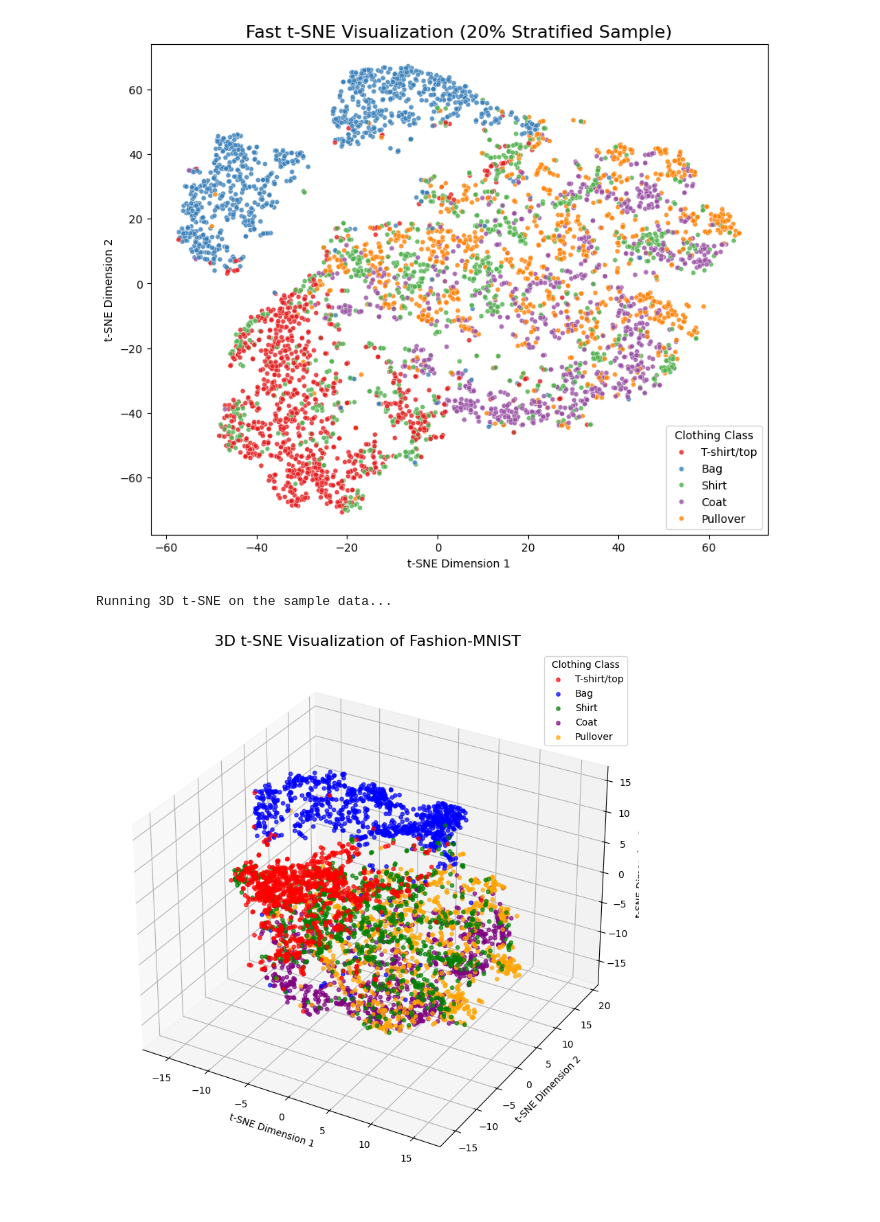
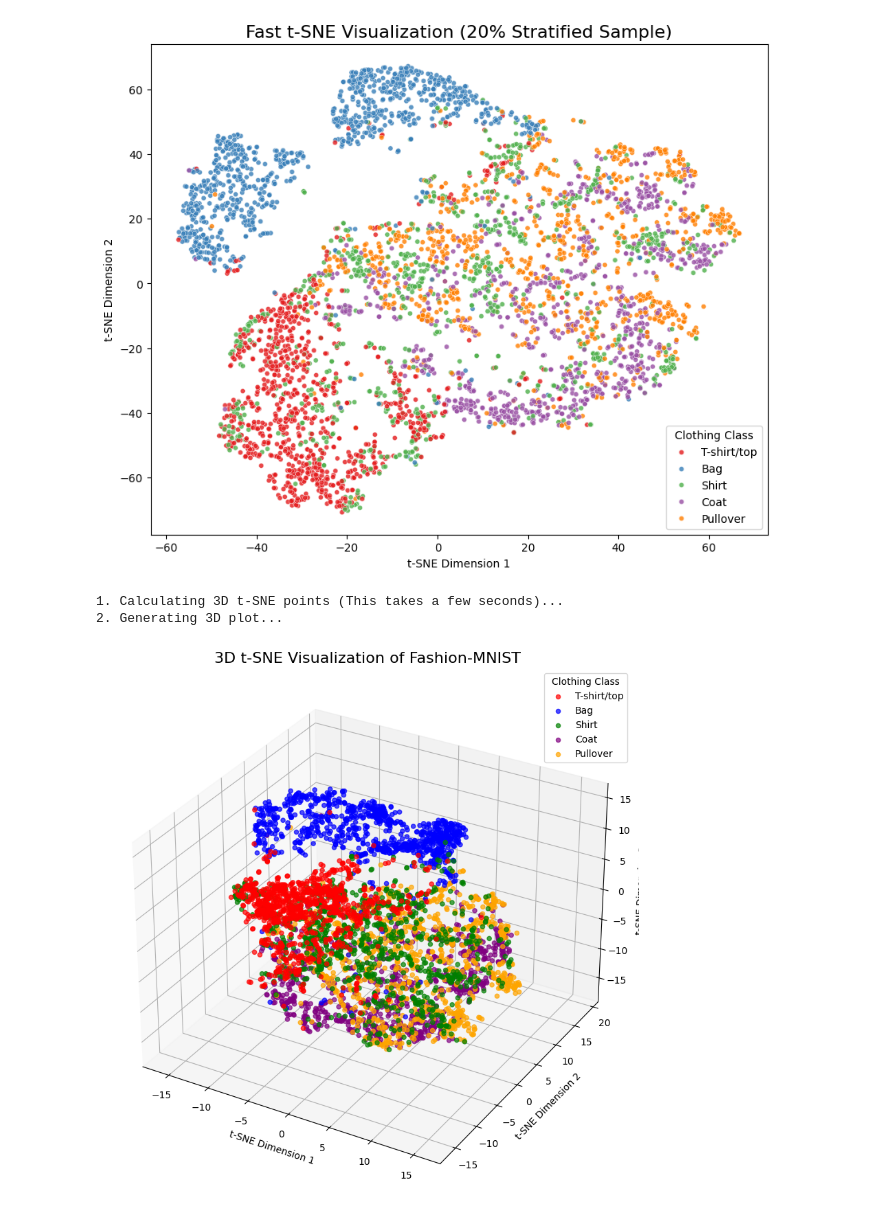
Before and after one commit to lanashmuz/machine_learning_exe1, a Jupyter notebook: exe3/exe3.ipynb, the cells around one changed output. Cells and saved outputs as stored; diff of their text form; code cells hidden in the pictures.

```diff
--- a/exe3/exe3.ipynb
+++ b/exe3/exe3.ipynb
@@ -958,32 +960,35 @@ RF - 58% improvement,
 # %% [markdown]
 ## Section D - t-SNE
 # %%
+from sklearn.decomposition import PCA
 from sklearn.manifold import TSNE
 import seaborn as sns
 import matplotlib.pyplot as plt
 
-# Step 1: Initialize the t-SNE model
-# We set init='pca' because your assignment notes that t-SNE can be slow,
-# and an initial PCA compression helps speed it up[cite: 120].
+print("0. Recovering PCA data...")
+# Recalculate PCA just in case Python forgot it from Section C!
+pca = PCA(n_components=0.80, random_state=42)
+X_train_pca = pca.fit_transform(X_train)
+
+print("1. Running t-SNE (this might take a minute)...")
+# Initialize the t-SNE model
 tsne = TSNE(
-    n_components=2,      # We want a 2D plot [cite: 118]
-    perplexity=30,       # The most important hyperparameter to tune!
-    random_state=42,     # Keeps your plot looking the same every time you run it
+    n_components=2,
+    perplexity=30,
+    random_state=42,
     init='pca'
 )
 
-# Step 2: Fit and transform the data
-# Pro-Tip: Pass in your previously PCA-reduced data (e.g., X_train_pca)
-# instead of the raw 784-pixel data so this doesn't take 10 minutes to run[cite: 120].
-print("Running t-SNE (this might take a minute)...")
+# Fit and transform the data
 X_tsne = tsne.fit_transform(X_train_pca)
 
-# Step 3: Visualize the clusters
+print("2. Visualizing the clusters...")
+# Visualize the clusters
 plt.figure(figsize=(10, 8))
 sns.scatterplot(
     x=X_tsne[:, 0],
     y=X_tsne[:, 1],
-    hue=y_train.map(class_names), # Colors each dot based on its clothing label [cite: 118]
+    hue=y_train.map(class_names),
     palette='tab10',
     s=15,
     alpha=0.7
@@ -1095,51 +1095,52 @@ Running t-SNE on a fast sample of 4800 images...
 # %%
 from sklearn.manifold import TSNE
 import matplotlib.pyplot as plt
-from mpl_toolkits.mplot3d import Axes3D
-import pandas as pd
 
-print("Running 3D t-SNE on the sample data...")
+print("1. Calculating 3D t-SNE points...")
 
-# 1. Initialize t-SNE for 3 Dimensions
+# Initialize t-SNE for 3 Dimensions
 tsne_3d = TSNE(
-    n_components=3,      # <--- CHANGED TO 3D
+    n_components=3,      # 3D space
     perplexity=30,
     max_iter=1000,
     random_state=42,
     init='pca'
 )
 
-# 2. Fit and transform the data
+# Fit and transform the sample data to get our coordinates
 X_tsne_3d = tsne_3d.fit_transform(X_sample)
 
-# 3. Plot the results in 3D
+print("2. Generating 3D plot...")
+
 fig = plt.figure(figsize=(12, 10))
 ax = fig.add_subplot(111, projection='3d') # Tell matplotlib to use 3D space
 
-# Create a color map for the 5 classes
+# Create a color map for the classes
 colors = ['red', 'blue', 'green', 'purple', 'orange']
 labels = y_sample.unique()
 
 # Plot each class one by one so they get the right colors and legend labels
 for label, color in zip(labels, colors):
     indices = y_sample == label
     ax.scatter(
         X_tsne_3d[indices, 0], # X axis
         X_tsne_3d[indices, 1], # Y axis
         X_tsne_3d[indices, 2], # Z axis
         c=color,
         label=class_names[label],
-        s=15,
+        s=20,
         alpha=0.7
     )
 
 ax.set_title('3D t-SNE Visualization of Fashion-MNIST', fontsize=16)
 ax.set_xlabel('t-SNE Dimension 1')
 ax.set_ylabel('t-SNE Dimension 2')
 ax.set_zlabel('t-SNE Dimension 3')
 ax.legend(title='Clothing Class')
 
+# Enable interactive rotation/manipulation in the window
 plt.show()
 # %% [output]
-Running 3D t-SNE on the sample data...
+1. Calculating 3D t-SNE points (This takes a few seconds)...
+2. Generating 3D plot...
-[figure, old version]
+[figure, new version]
```
Also changed, not shown: parts of 12 cells of this notebook.
